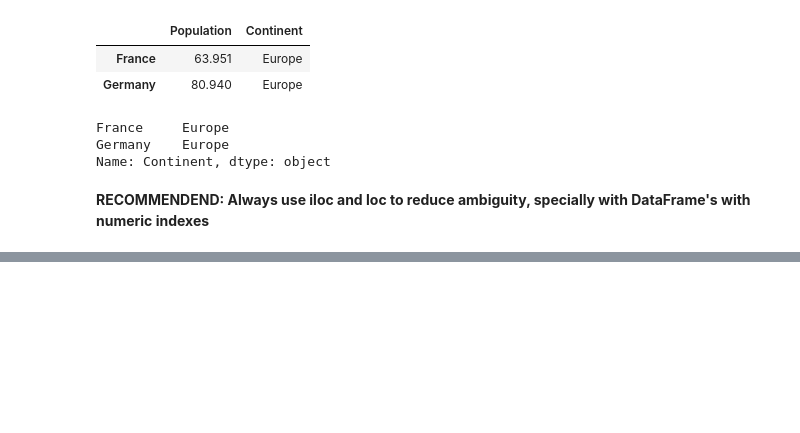
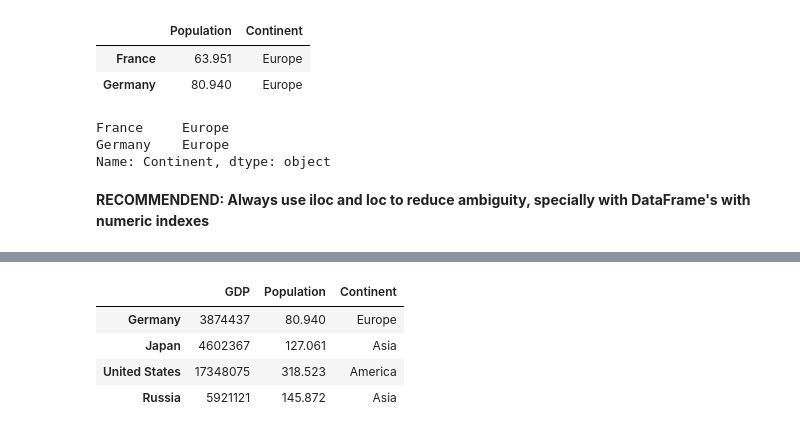
Before and after one commit to imekss/phyton_analytics_demo, a Jupyter notebook: pandas_dataframe.ipynb, the cells around one changed output, grey strips where cells are left out. Cells and saved outputs as stored; diff of their text form; code cells hidden in the pictures; blank space fills up the shorter version.

```diff
--- a/pandas_dataframe.ipynb
+++ b/pandas_dataframe.ipynb
@@ -226,0 +253,8 @@ Name: Continent, dtype: object
+# %%
+df[df['Population'] > 70]
+# %% [output]
+|  | GDP | Population | Continent |
+| Germany | 3874437 | 80.940 | Europe |
+| Japan | 4602367 | 127.061 | Asia |
+| United States | 17348075 | 318.523 | America |
+| Russia | 5921121 | 145.872 | Asia |
```
Also changed, not shown: parts of 3 cells of this notebook.
